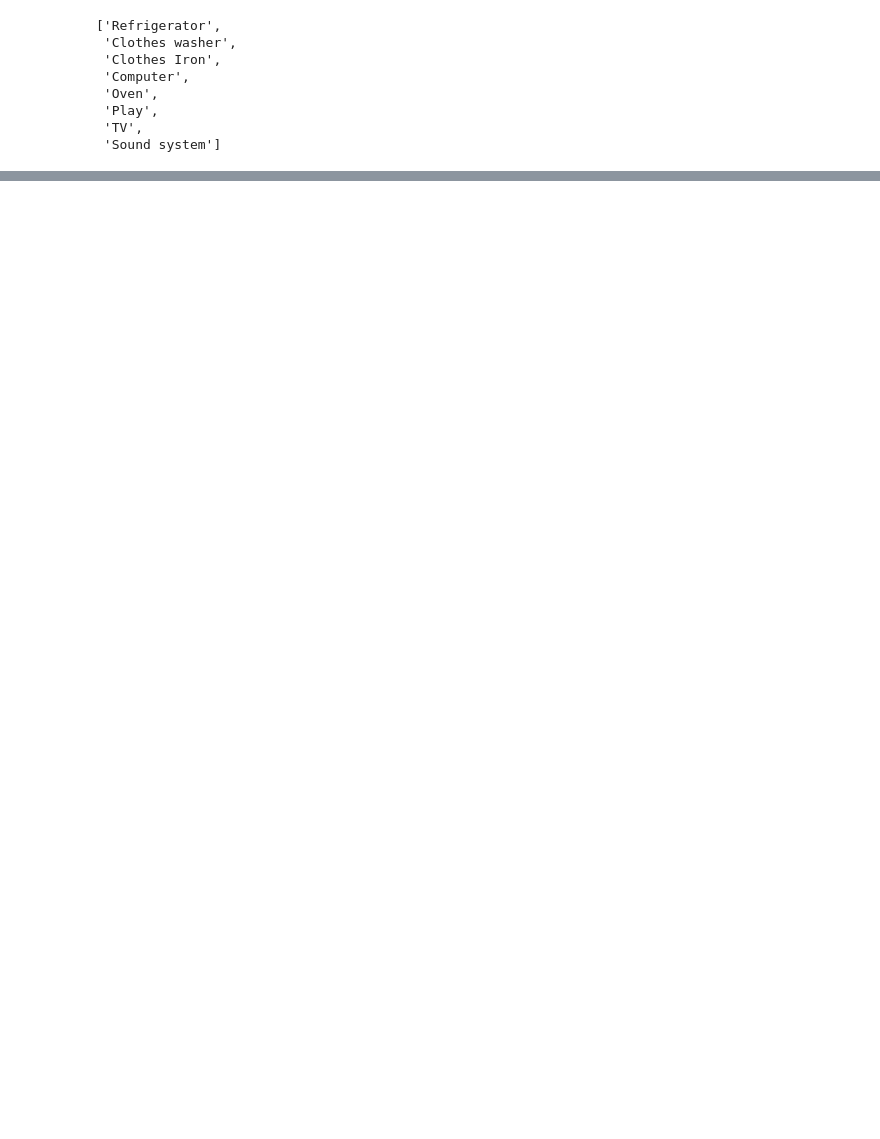
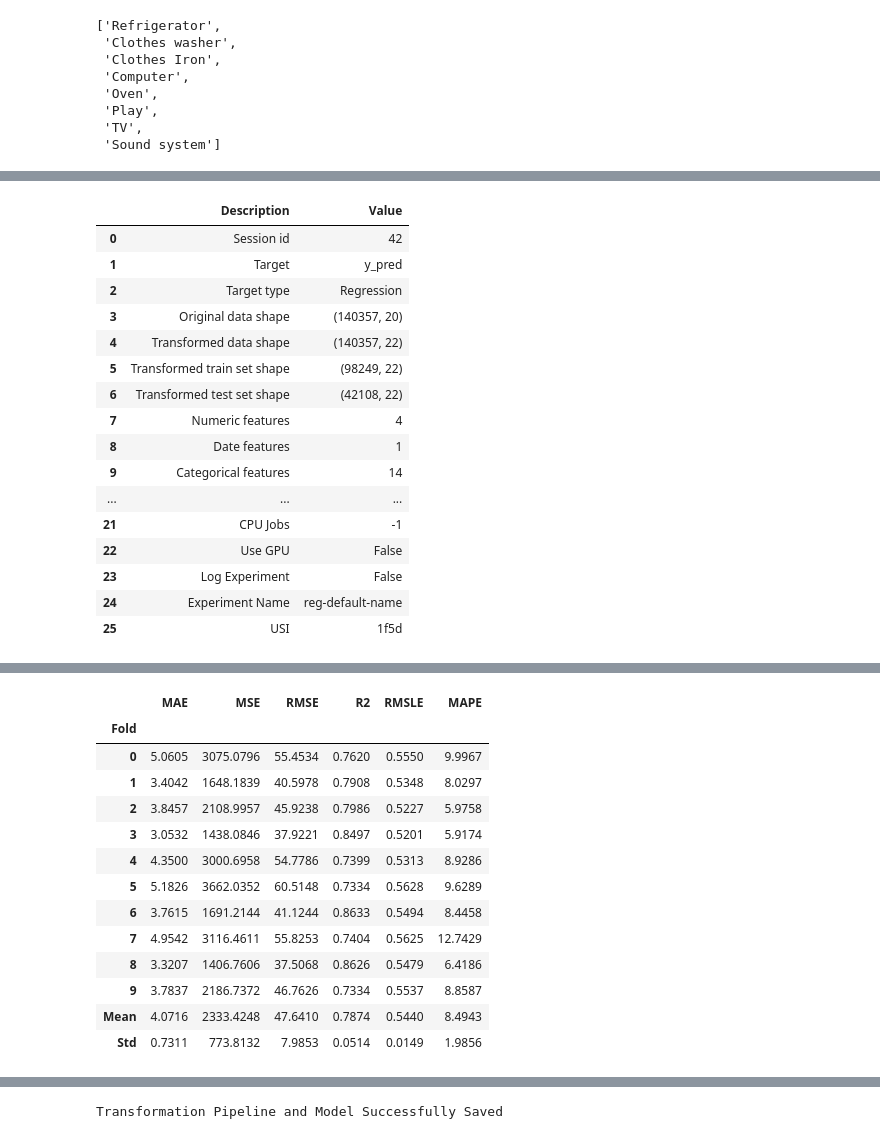
Before and after one commit to TuringBox-OmegaHack/IA-dev, a Jupyter notebook: notebooks/2.1 Experimentando.ipynb, the cells around one changed output, grey strips where cells are left out. Cells and saved outputs as stored; diff of their text form; code cells hidden in the pictures; blank space fills up the shorter version.

```diff
--- a/notebooks/2.1 Experimentando.ipynb
+++ b/notebooks/2.1 Experimentando.ipynb
@@ -130,0 +212,20 @@ Fitting 10 folds for each of 10 candidates, totalling 100 fits
+# %%
+oven_model = train_model_personalized("Oven")
+# %% [output]
+|  | Description | Value |
+| 0 | Session id | 42 |
+| 1 | Target | y_pred |
+| 2 | Target type | Regression |
+| 3 | Original data shape | (140357, 20) |
+| 4 | Transformed data shape | (140357, 22) |
+| 5 | Transformed train set shape | (98249, 22) |
+| 6 | Transformed test set shape | (42108, 22) |
+| 7 | Numeric features | 4 |
+| 8 | Date features | 1 |
+| 9 | Categorical features | 14 |
+| ... | ... | ... |
+| 21 | CPU Jobs | -1 |
+| 22 | Use GPU | False |
+| 23 | Log Experiment | False |
+| 24 | Experiment Name | reg-default-name |
+| 25 | USI | 1f5d |
@@ -130,0 +233,14 @@ Fitting 10 folds for each of 10 candidates, totalling 100 fits
+|  | MAE | MSE | RMSE | R2 | RMSLE | MAPE |
+| Fold |  |  |  |  |  |  |
+| 0 | 5.0605 | 3075.0796 | 55.4534 | 0.7620 | 0.5550 | 9.9967 |
+| 1 | 3.4042 | 1648.1839 | 40.5978 | 0.7908 | 0.5348 | 8.0297 |
+| 2 | 3.8457 | 2108.9957 | 45.9238 | 0.7986 | 0.5227 | 5.9758 |
+| 3 | 3.0532 | 1438.0846 | 37.9221 | 0.8497 | 0.5201 | 5.9174 |
+| 4 | 4.3500 | 3000.6958 | 54.7786 | 0.7399 | 0.5313 | 8.9286 |
+| 5 | 5.1826 | 3662.0352 | 60.5148 | 0.7334 | 0.5628 | 9.6289 |
+| 6 | 3.7615 | 1691.2144 | 41.1244 | 0.8633 | 0.5494 | 8.4458 |
+| 7 | 4.9542 | 3116.4611 | 55.8253 | 0.7404 | 0.5625 | 12.7429 |
+| 8 | 3.3207 | 1406.7606 | 37.5068 | 0.8626 | 0.5479 | 6.4186 |
+| 9 | 3.7837 | 2186.7372 | 46.7626 | 0.7334 | 0.5537 | 8.8587 |
+| Mean | 4.0716 | 2333.4248 | 47.6410 | 0.7874 | 0.5440 | 8.4943 |
+| Std | 0.7311 | 773.8132 | 7.9853 | 0.0514 | 0.0149 | 1.9856 |
@@ -130,0 +248 @@ Fitting 10 folds for each of 10 candidates, totalling 100 fits
+Transformation Pipeline and Model Successfully Saved
```
Also changed, not shown: parts of 12 cells of this notebook, 6 other files.
